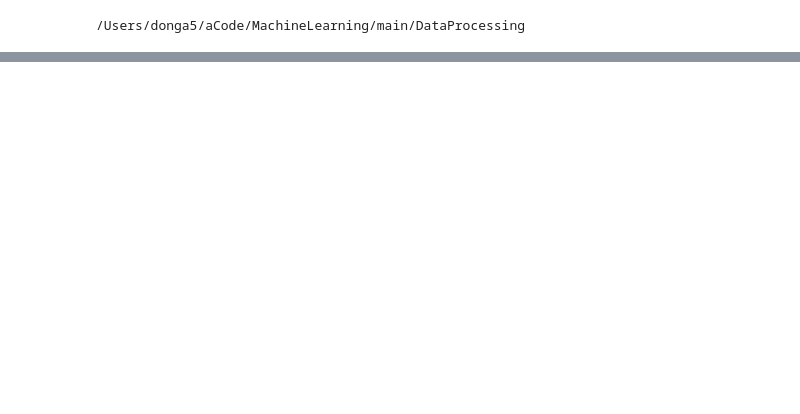
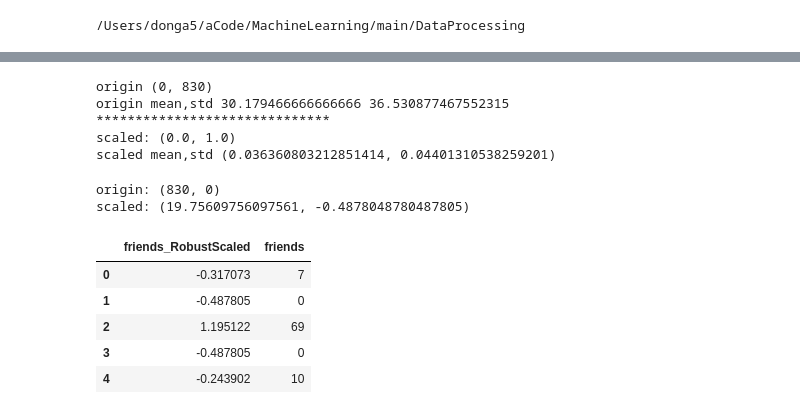
Before and after one commit to Donga5/MachineLearning, a Jupyter notebook: main/DataProcessing/data_processing.ipynb, the cells around one changed output, grey strips where cells are left out. Saved outputs shown, nothing was run; the diff lists cells and outputs as text; code cells hidden in the pictures; blank space fills up the shorter version.

```diff
--- a/main/DataProcessing/data_processing.ipynb
+++ b/main/DataProcessing/data_processing.ipynb
@@ -157,0 +245,38 @@ print(os.getcwd())
+# %%
+# min-max
+from sklearn.preprocessing import MinMaxScaler
+teenager_sns=pd.read_csv('../../dataset/teenager_sns.csv')
+print('origin',(teenager_sns['friends'].min(),teenager_sns['friends'].max()))
+print('origin mean,std',teenager_sns['friends'].mean(),teenager_sns['friends'].std())
+print('*'*30)
+
+scaler=MinMaxScaler()
+teenager_sns_minmax=pd.DataFrame(scaler.fit_transform(teenager_sns[['friends']]),columns=['friends_MinMaxScaled'])
+print('scaled:',(teenager_sns_minmax['friends_MinMaxScaled'].min(),teenager_sns_minmax['friends_MinMaxScaled'].max()))
+print('scaled mean,std',(teenager_sns_minmax['friends_MinMaxScaled'].mean(),teenager_sns_minmax['friends_MinMaxScaled'].std()))
+# %% [output]
+origin (0, 830)
+origin mean,std 30.179466666666666 36.530877467552315
+******************************
+scaled: (0.0, 1.0)
+scaled mean,std (0.036360803212851414, 0.04401310538259201)
+# %%
+# robust-scaler
+from sklearn.preprocessing import RobustScaler
+teenager_sns=pd.read_csv('../../dataset/teenager_sns.csv')
+print('origin:',(teenager_sns['friends'].max(),teenager_sns['friends'].min()))
+
+scaler=RobustScaler()
+teenager_sns_robust=pd.DataFrame(scaler.fit_transform(teenager_sns[['friends']]),columns=['friends_RobustScaled'])
+teenager_sns_robust['friends']=teenager_sns['friends']
+print('scaled:',(teenager_sns_robust['friends_RobustScaled'].max(),teenager_sns_robust['friends_RobustScaled'].min()))
+teenager_sns_robust.head()
+# %% [output]
+origin: (830, 0)
+scaled: (19.75609756097561, -0.4878048780487805)
+|  | friends_RobustScaled | friends |
+| 0 | -0.317073 | 7 |
+| 1 | -0.487805 | 0 |
+| 2 | 1.195122 | 69 |
+| 3 | -0.487805 | 0 |
+| 4 | -0.243902 | 10 |
```
Also changed, not shown: parts of 14 cells of this notebook, 19 other files.
